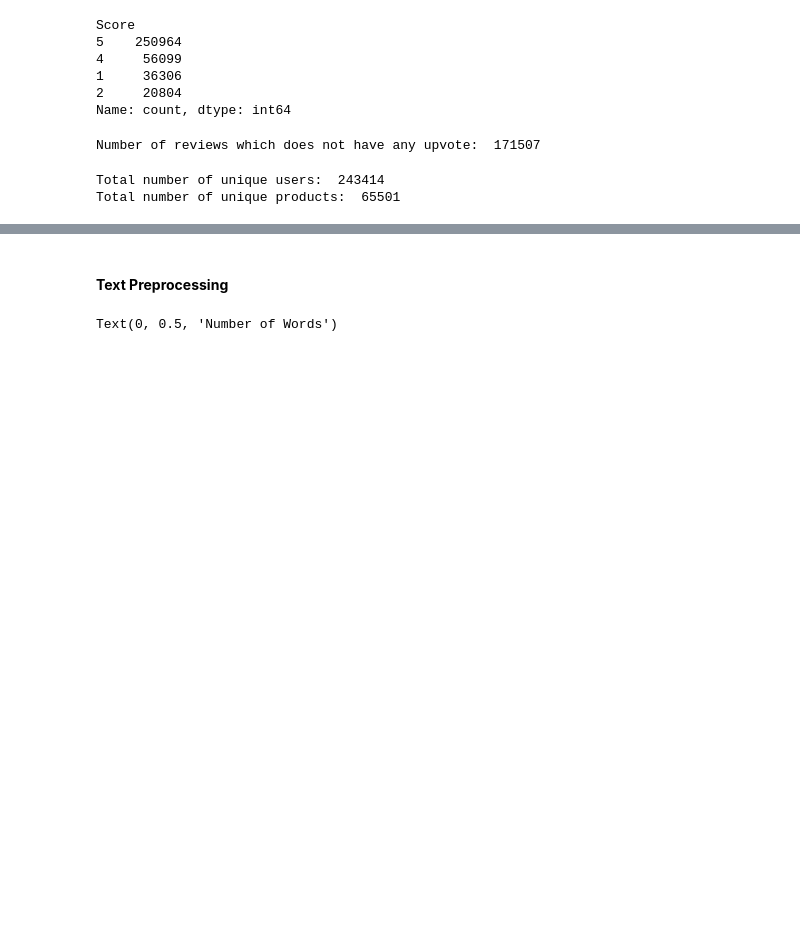
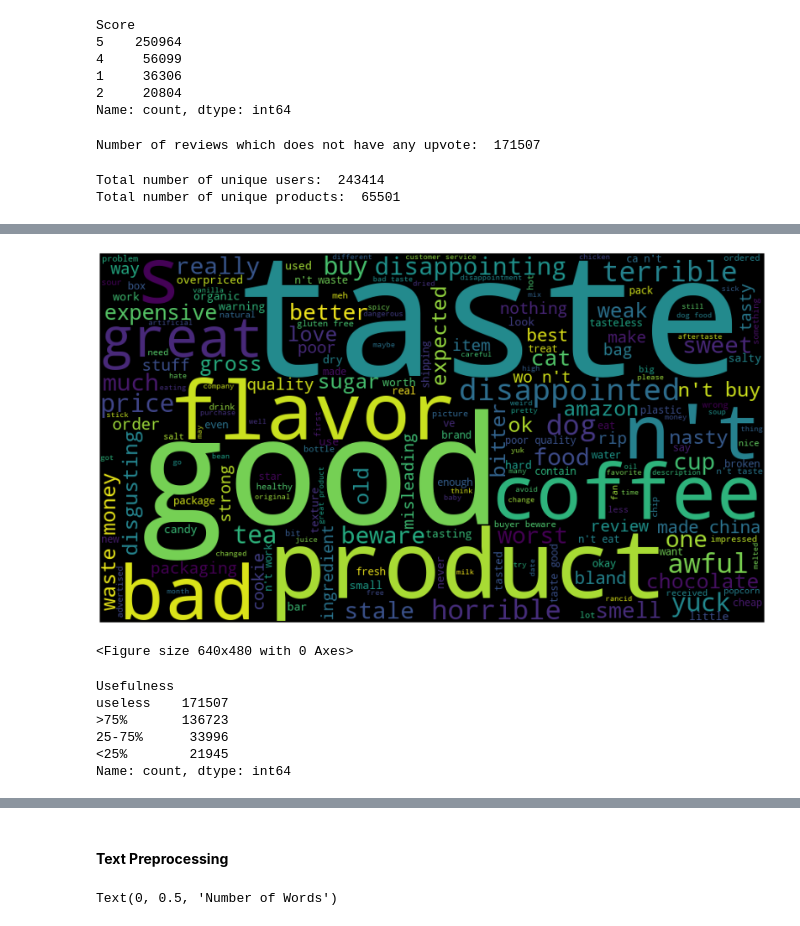
Before and after one commit to SophiaBouchama/review-analysis-teamc, a Jupyter notebook: code/preprocessing.ipynb, the cells around one changed output, grey strips where cells are left out. Drawn from its saved outputs; the diff is of its cells as text; code cells hidden in the pictures; blank space fills up the shorter version.

```diff
--- a/code/preprocessing.ipynb
+++ b/code/preprocessing.ipynb
@@ -122,0 +205,16 @@ Total number of unique products:  65501
+# %%
+#Visuallizing popular negative words
+plot_Cloud(neg_wordcloud)
+# %% [output]
+[figure, added]
+<Figure size 640x480 with 0 Axes>
+# %%
+#Checking the value count for 'Usefulness'
+temp_df.Usefulness.value_counts()
+# %% [output]
+Usefulness
+useless    171507
+>75%       136723
+25-75%      33996
+<25%        21945
+Name: count, dtype: int64
```
Also changed, not shown: parts of 18 cells of this notebook, 1 other file.
